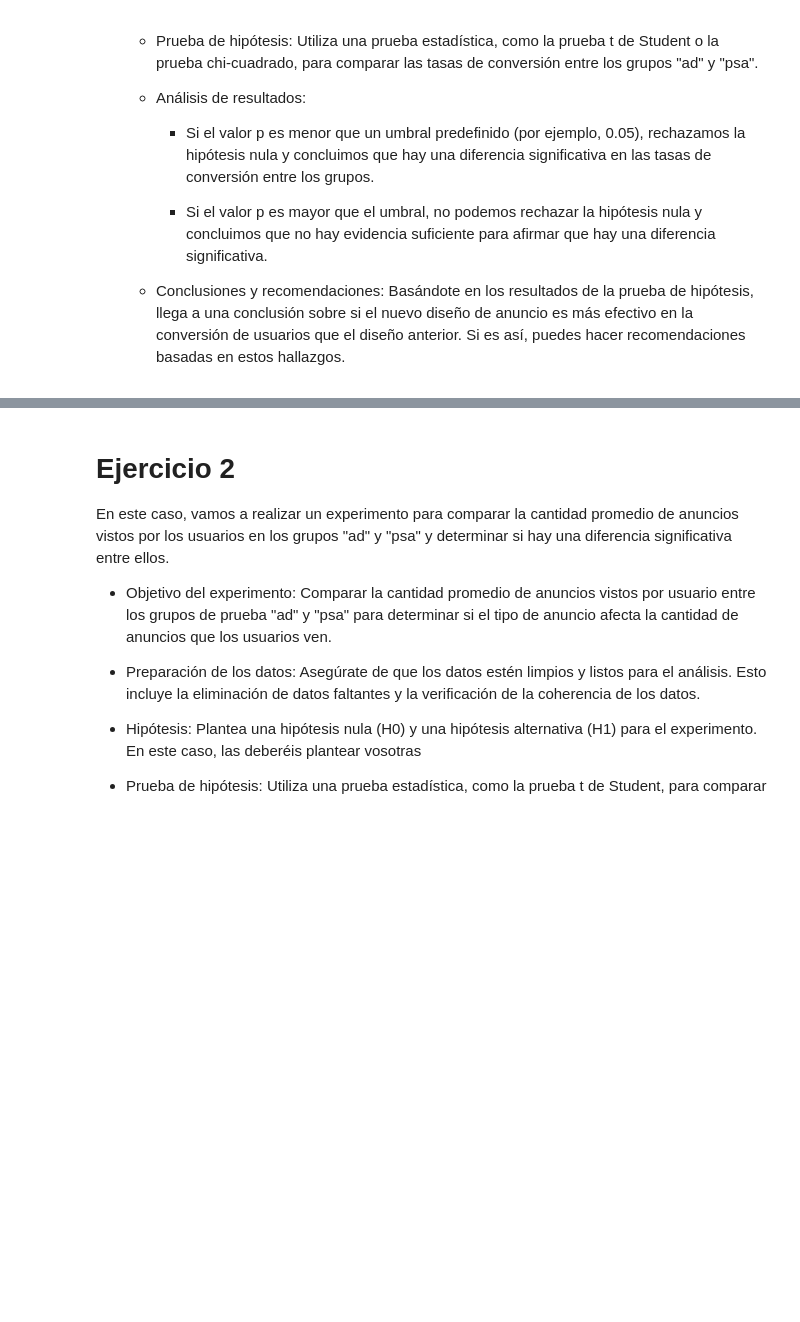
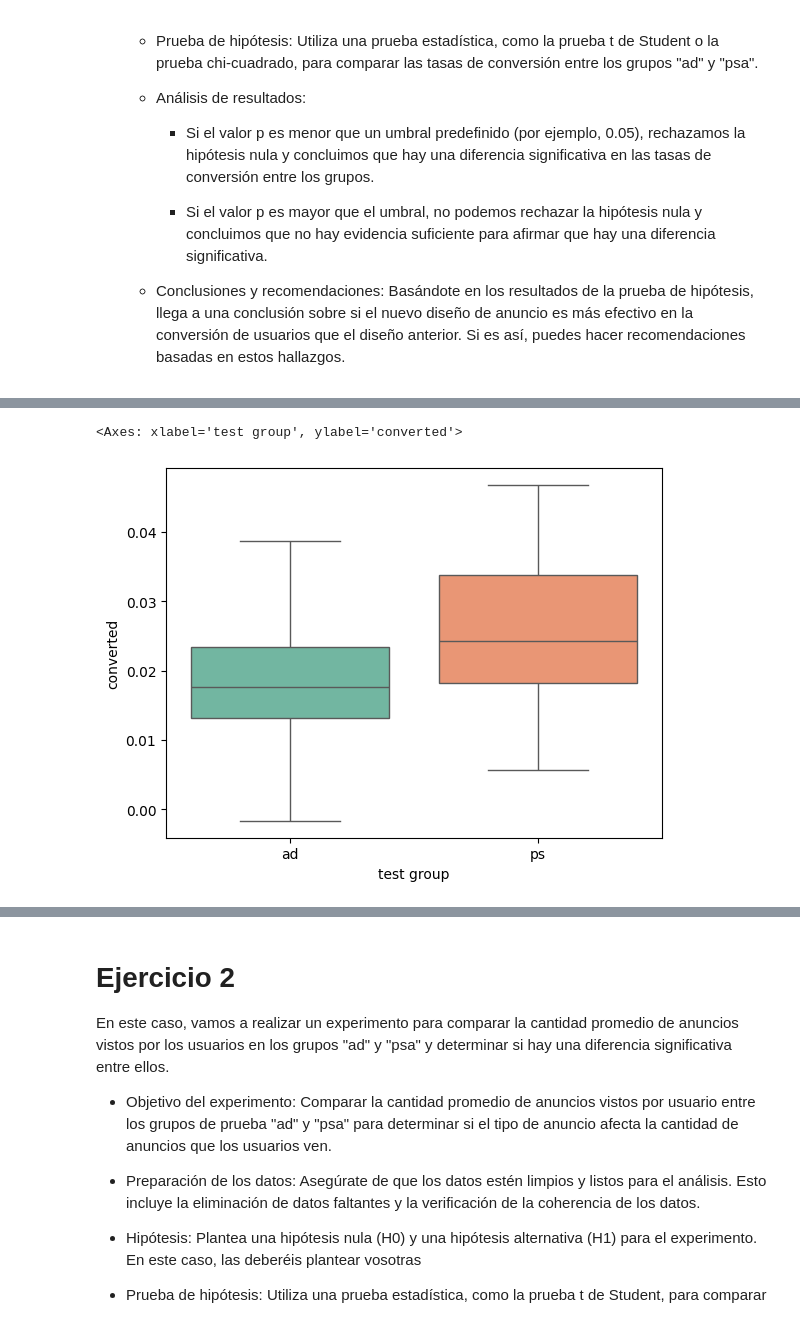
Before and after one commit to Aniitaa7/pairprogramming-mod-3-ANA_YOLANDA, a Jupyter notebook: 4-testing-pairprogramming-mod-3-ANA_YOLANDA.ipynb, the cells around one changed output, grey strips where cells are left out. Drawn from its saved outputs; the diff is of its cells as text; code cells hidden in the pictures; blank space fills up the shorter version.

```diff
--- a/4-testing-pairprogramming-mod-3-ANA_YOLANDA.ipynb
+++ b/4-testing-pairprogramming-mod-3-ANA_YOLANDA.ipynb
@@ -102,0 +121,6 @@ df_t.tail()
+# %%
+# Crear un boxplot
+sns.boxplot(x='test group', y='converted', data=df_t, palette='Set2')
+# %% [output]
+<Axes: xlabel='test group', ylabel='converted'>
+[figure, added]
```
Also changed, not shown: parts of 11 cells of this notebook.
